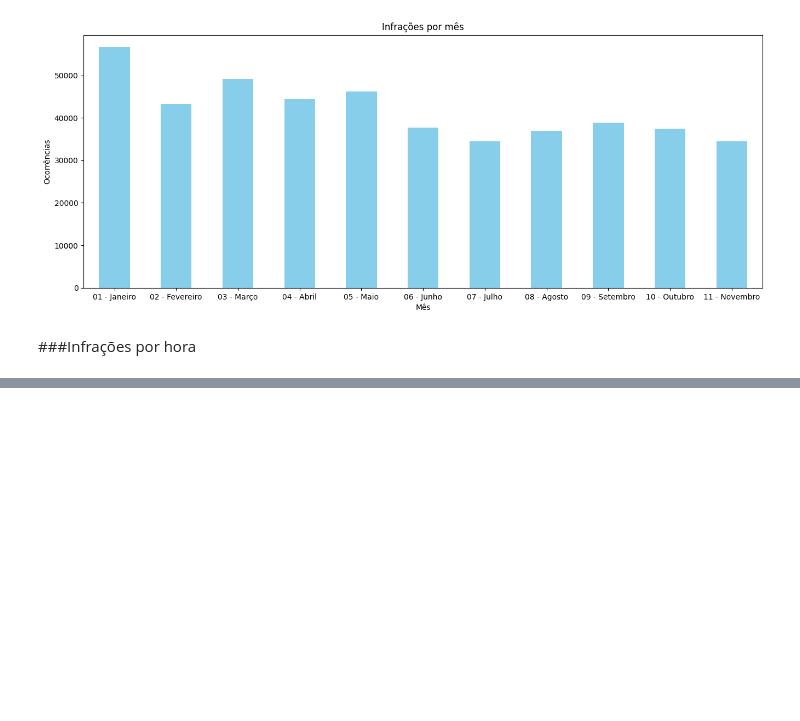
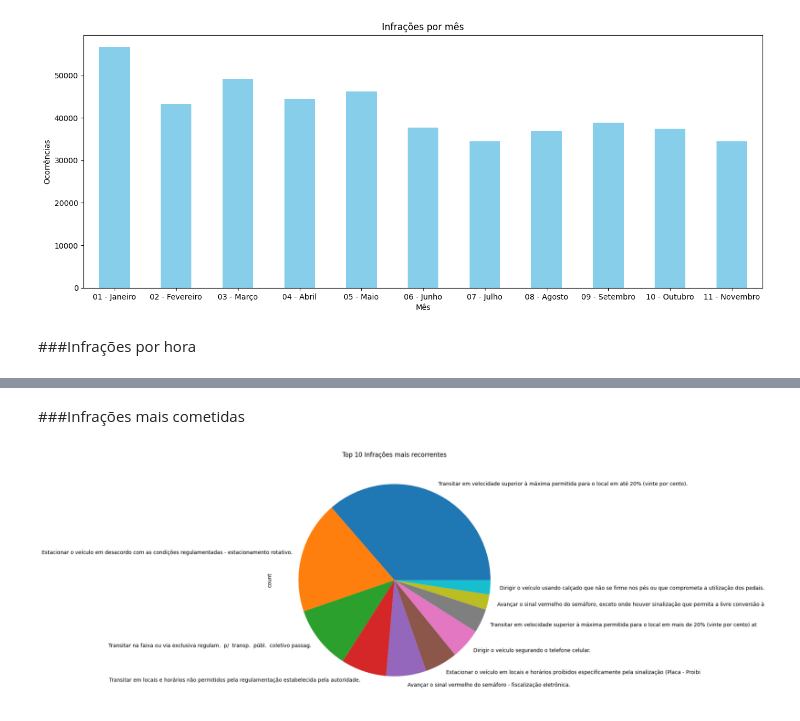
Before and after one commit to Barros313/Big-Data-1---Senac-TADS028, a Jupyter notebook: BigData1.ipynb, the cells around one changed output, grey strips where cells are left out. Drawn from its saved outputs; the diff is of its cells as text; code cells hidden in the pictures; blank space fills up the shorter version.

```diff
--- a/BigData1.ipynb
+++ b/BigData1.ipynb
@@ -341,0 +340,13 @@ plt.show()
+# %% [markdown]
+###Infrações mais cometidas
+# %%
+infra_por_tipo = infra['descricaoinfracao'].value_counts().nlargest(10)
+
+plt.figure(figsize=(15, 7))
+infra_por_tipo.plot(kind='pie')
+plt.title('Top 10 Infrações mais recorrentes')
+plt.xticks(rotation=45, ha='right')
+plt.tight_layout()
+plt.show()
+# %% [output]
+[figure, added]
```
Also changed, not shown: parts of 1 cell of this notebook.
